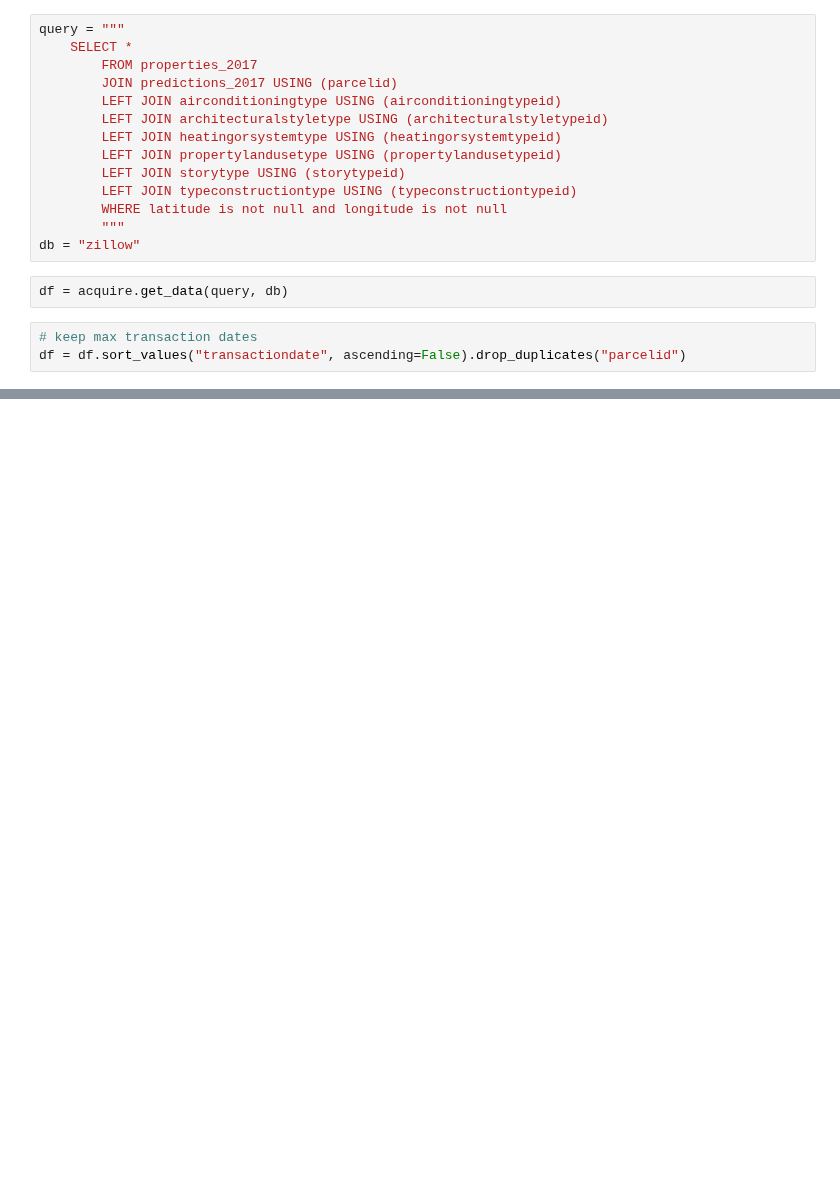
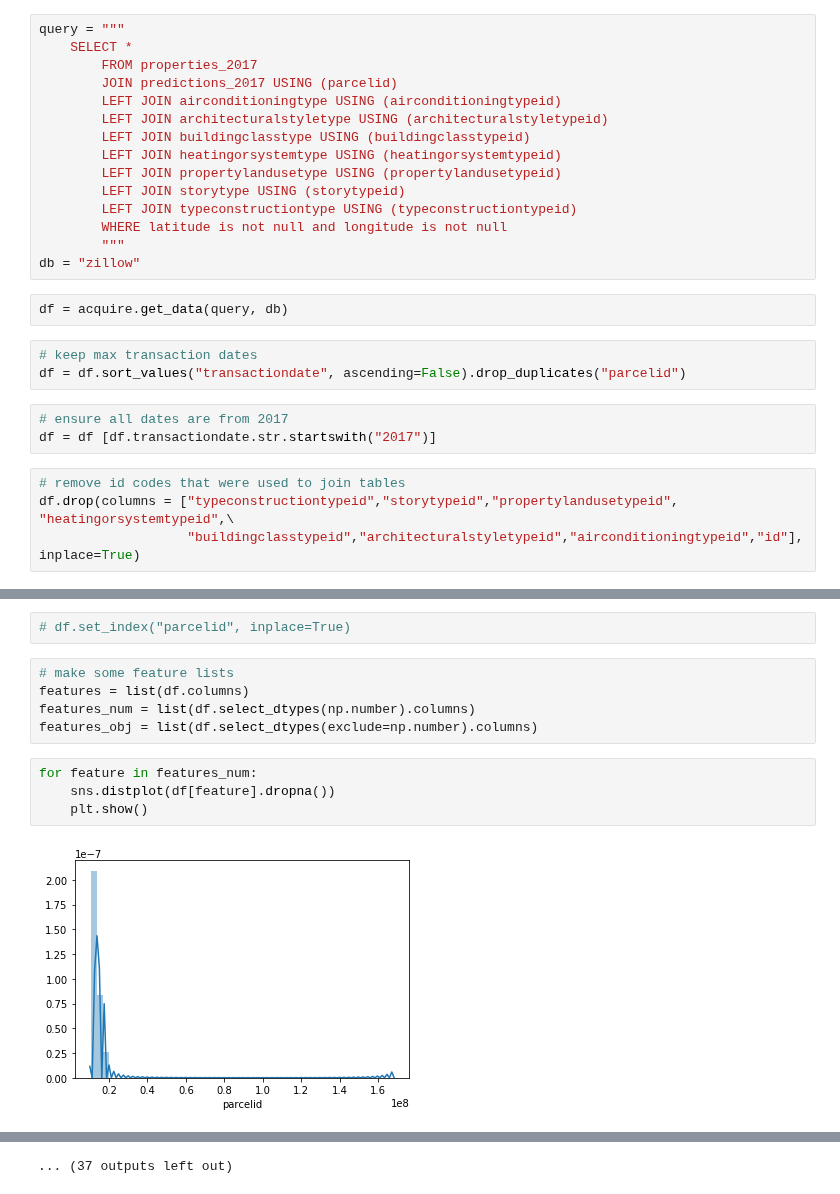
Before and after one commit to misty-garcia/ds-methodologies-exercises, a Jupyter notebook: clustering/zillow.ipynb, the cells around one changed output, grey strips where cells are left out. Drawn from its saved outputs; the diff is of its cells as text; blank space fills up the shorter version.

```diff
--- a/clustering/zillow.ipynb
+++ b/clustering/zillow.ipynb
@@ -10,6 +24,7 @@ query = """
         JOIN predictions_2017 USING (parcelid)
         LEFT JOIN airconditioningtype USING (airconditioningtypeid)
         LEFT JOIN architecturalstyletype USING (architecturalstyletypeid)
+        LEFT JOIN buildingclasstype USING (buildingclasstypeid)
         LEFT JOIN heatingorsystemtype USING (heatingorsystemtypeid)
         LEFT JOIN propertylandusetype USING (propertylandusetypeid)
         LEFT JOIN storytype USING (storytypeid)
@@ -22,3 +37,10 @@ df = acquire.get_data(query, db)
 # %%
 # keep max transaction dates
 df = df.sort_values("transactiondate", ascending=False).drop_duplicates("parcelid")
+# %%
+# ensure all dates are from 2017
+df = df [df.transactiondate.str.startswith("2017")]
+# %%
+# remove id codes that were used to join tables
+df.drop(columns = ["typeconstructiontypeid","storytypeid","propertylandusetypeid", "heatingorsystemtypeid",\
+                   "buildingclasstypeid","architecturalstyletypeid","airconditioningtypeid","id"], inplace=True)
@@ -44,0 +89,13 @@ memory usage: 40.7+ MB
+# %%
+# df.set_index("parcelid", inplace=True)
+# %%
+# make some feature lists
+features = list(df.columns)
+features_num = list(df.select_dtypes(np.number).columns)
+features_obj = list(df.select_dtypes(exclude=np.number).columns)
+# %%
+for feature in features_num:
+    sns.distplot(df[feature].dropna())
+    plt.show()
+# %% [output]
+[figure, added]
@@ -44,0 +113 @@ memory usage: 40.7+ MB
+... (37 outputs left out)
```
Also changed, not shown: parts of 31 cells of this notebook, 3 other files.
